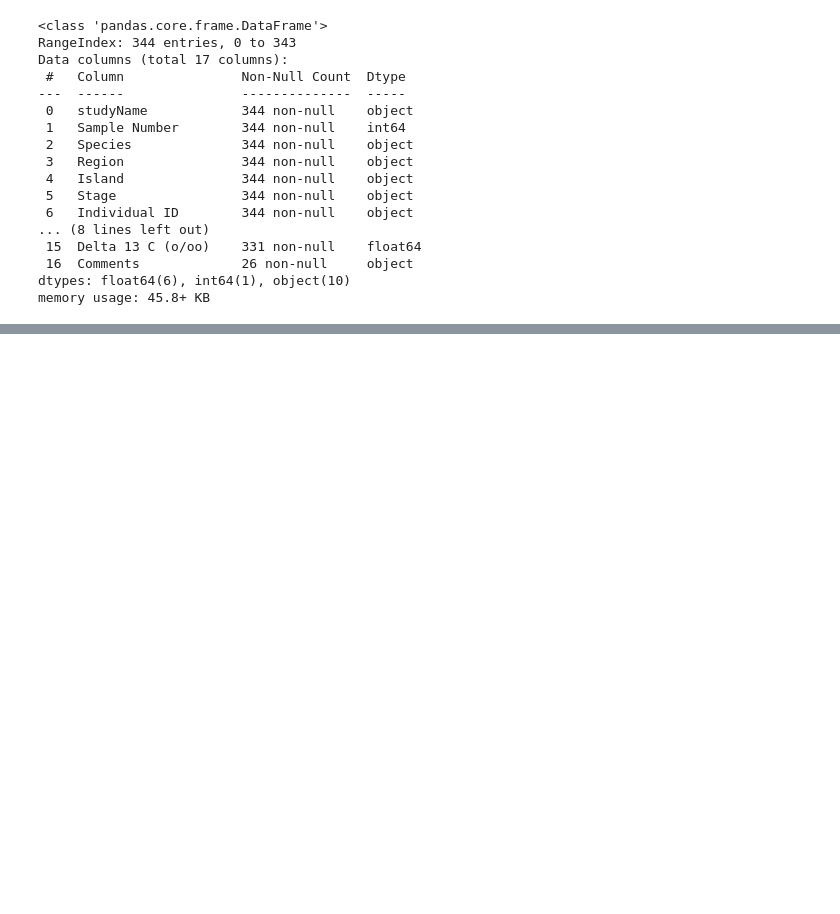
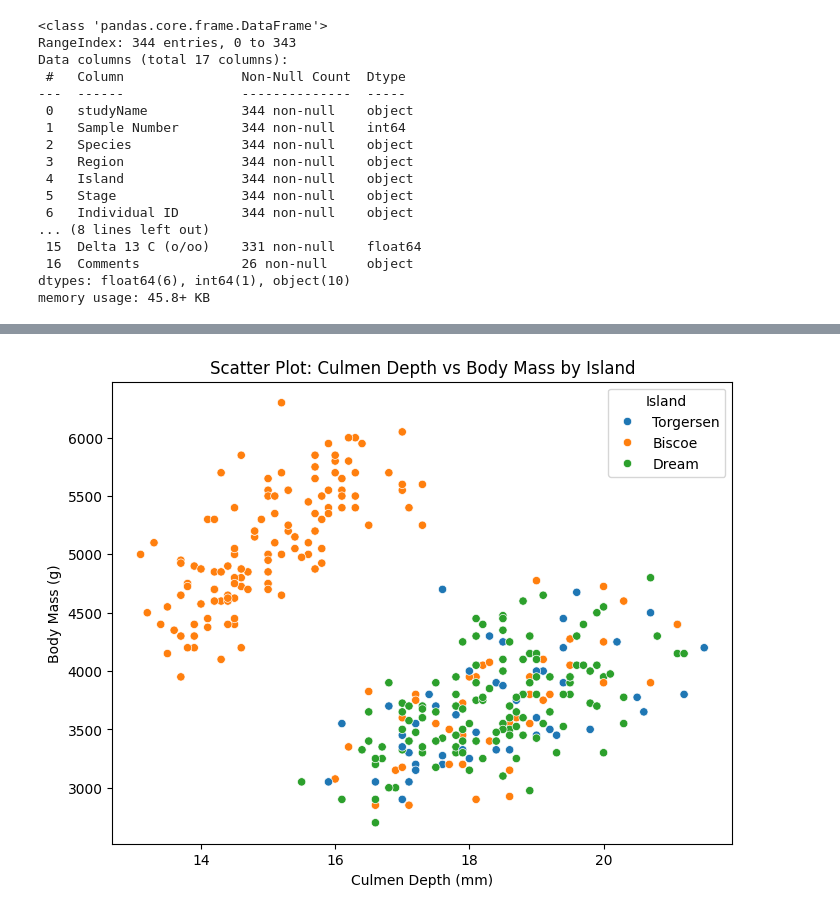
Before and after one commit to flyingrockingit/Module-10, a Jupyter notebook: Data_Visualization_V_Project.ipynb, the cells around one changed output, grey strips where cells are left out. Saved outputs shown, nothing was run; the diff lists cells and outputs as text; code cells hidden in the pictures; blank space fills up the shorter version.

```diff
--- a/Data_Visualization_V_Project.ipynb
+++ b/Data_Visualization_V_Project.ipynb
@@ -132,0 +80,9 @@ The palette list has fewer values (2) than needed (3) and will cycle, which may
+# %%
+plt.figure(figsize=(8,6))
+sns.scatterplot(data=df, x='Culmen_Depth', y='Body_Mass', hue='Island')
+plt.title('Scatter Plot: Culmen Depth vs Body Mass by Island')
+plt.xlabel('Culmen Depth (mm)')
+plt.ylabel('Body Mass (g)')
+plt.show()
+# %% [output]
+[figure, added]
```
Also changed, not shown: parts of 16 cells of this notebook.
